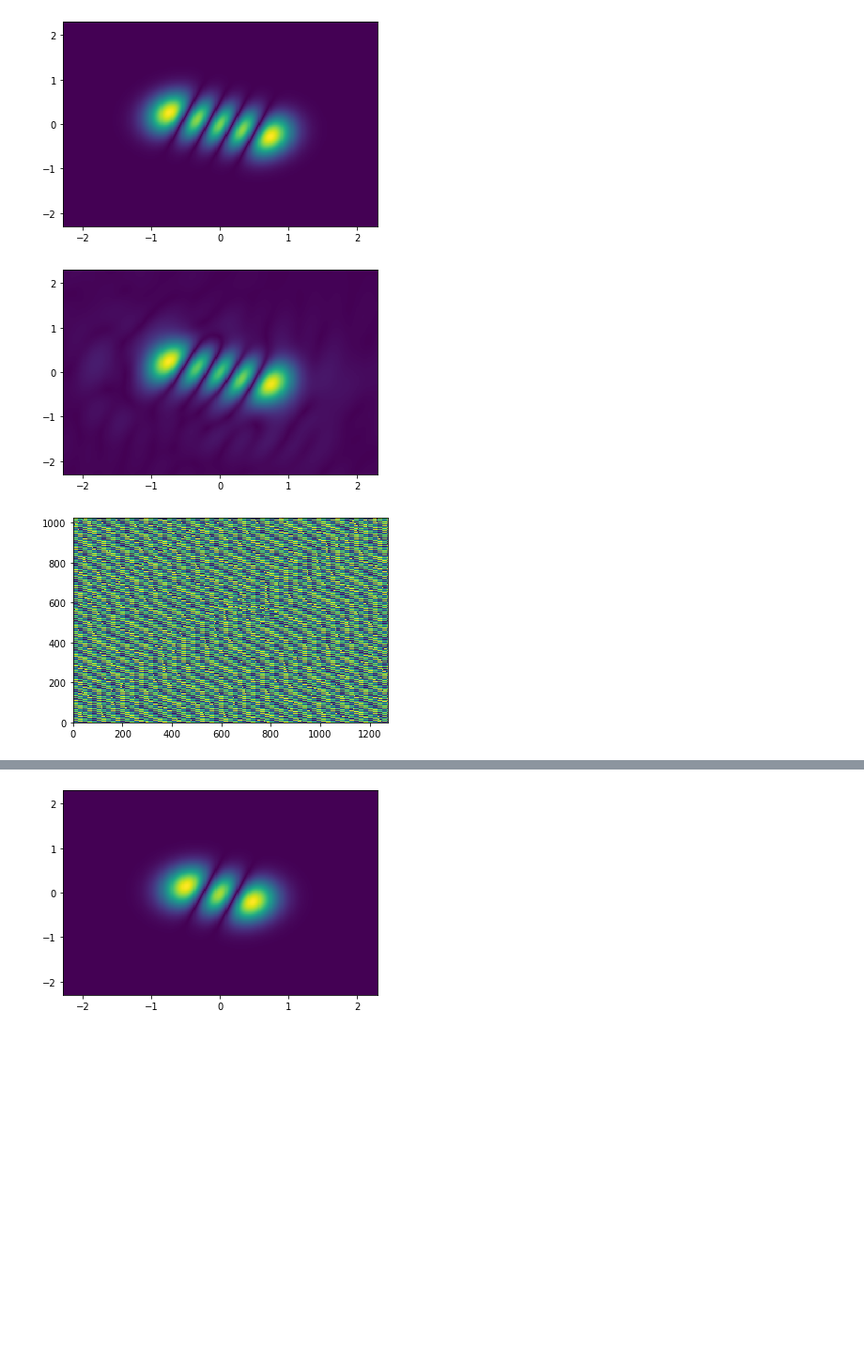
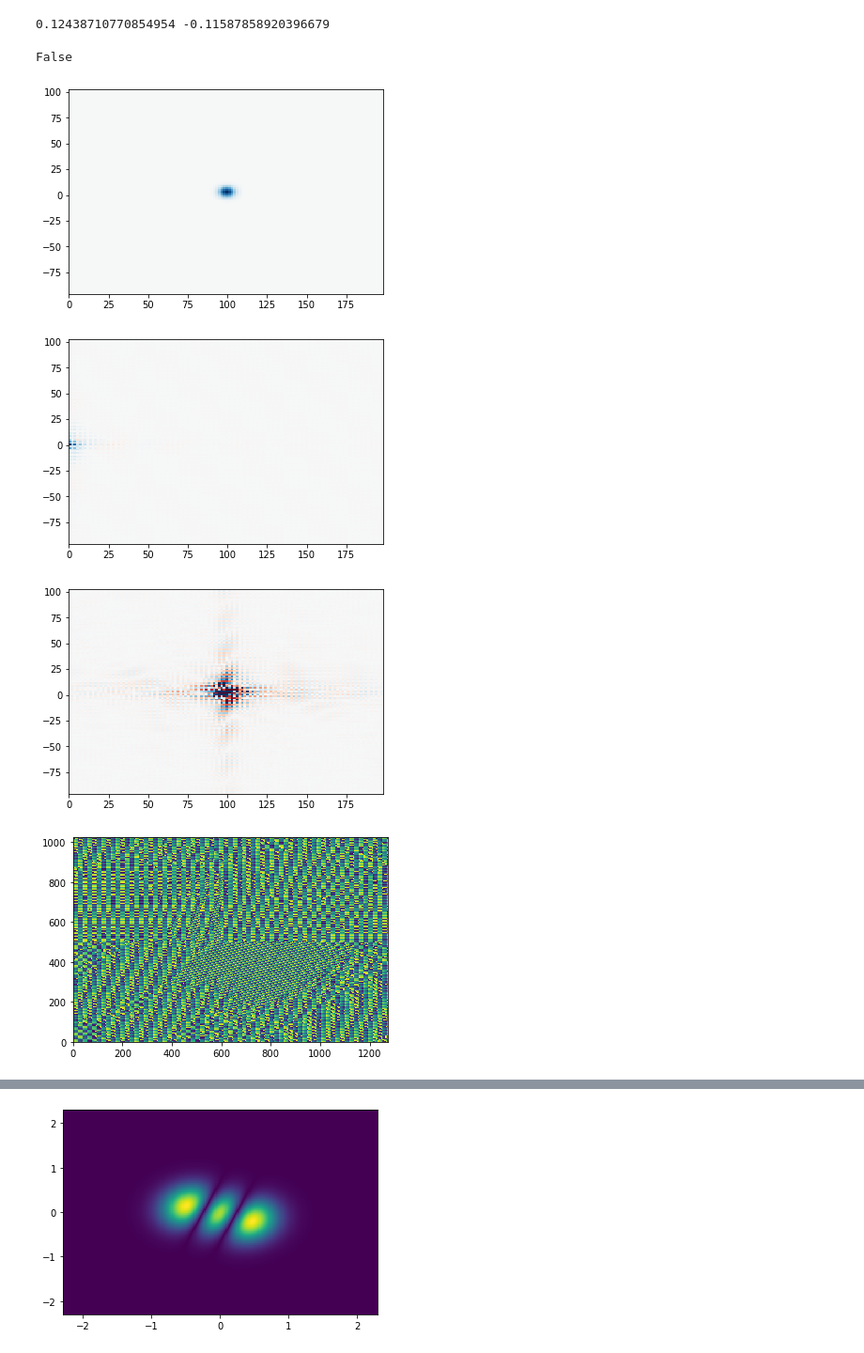
Before and after one commit to henhen724/GS_algorithm, a Jupyter notebook: localOnlyGS.ipynb, the cells around one changed output, grey strips where cells are left out. Shown at 94% size. Drawn from its saved outputs; the diff is of its cells as text; code cells hidden in the pictures; blank space fills up the shorter version.

```diff
--- a/localOnlyGS.ipynb
+++ b/localOnlyGS.ipynb
@@ -182,3 +236,10 @@ def solve_one_mode(mode, spot_size=0.46, mirror_ratio=50.0, power_ratio=0.1, xdi
     # plt.show()
 
     return xp.angle(cur_mom_amp*center_correction_kspace)
+# %%
+x_cent = 100.0*xp.cos(-0.75)
+y_cent = 100.0*xp.sin(-0.75)
+
+phase_mask = solve_one_mode(mode=(2,0), power_ratio=0.1, spot_size=10.0, x_cent=x_cent, y_cent=y_cent, xdim_pos=1272, ydim_pos=1024)
+plt.pcolor(phase_mask.get())
+convert_phase_to_SLM_image(phase_mask, f"0_pi_ODT_TEM20_100micron")
@@ -185,9 +251,15 @@ def solve_one_mode(mode, spot_size=0.46, mirror_ratio=50.0, power_ratio=0.1, xdi
+# %%
+print(delta_k_x*x_cent, delta_k_y*y_cent)
+# %% [output]
+0.12438710770854954 -0.11587858920396679
 # %%
-phase_mask = solve_one_mode(mode=(4,0), power_ratio=0.001, xdim_pos=4544, ydim_pos=4048, pos_theta=0.11*xp.pi)
+phase_mask = solve_add_hoc(mirror_ratio=50.0, power_ratio=0.01, xdim_pos=2272, ydim_pos=2024, x_cent=x_cent, y_cent=y_cent)
 plt.pcolor(phase_mask.get())
-convert_phase_to_SLM_image(phase_mask, f"TEM40_default")
+convert_phase_to_SLM_image(phase_mask, f"pi_4_ODT")
 # %% [output]
+False
-[figure, old version]
+[figure, new version]
-[figure, old version]
+[figure, new version]
-[figure, old version]
+[figure, new version]
+[figure, added]
 # %%
```
Also changed, not shown: parts of 5 cells of this notebook, 2 other files.
